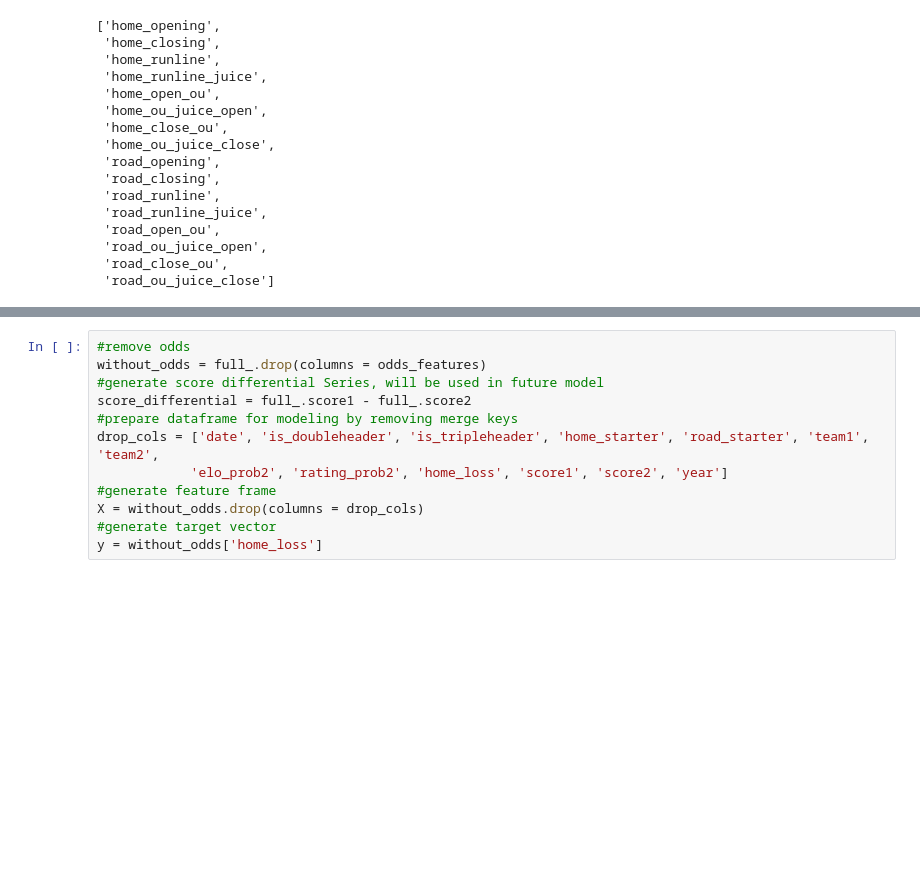
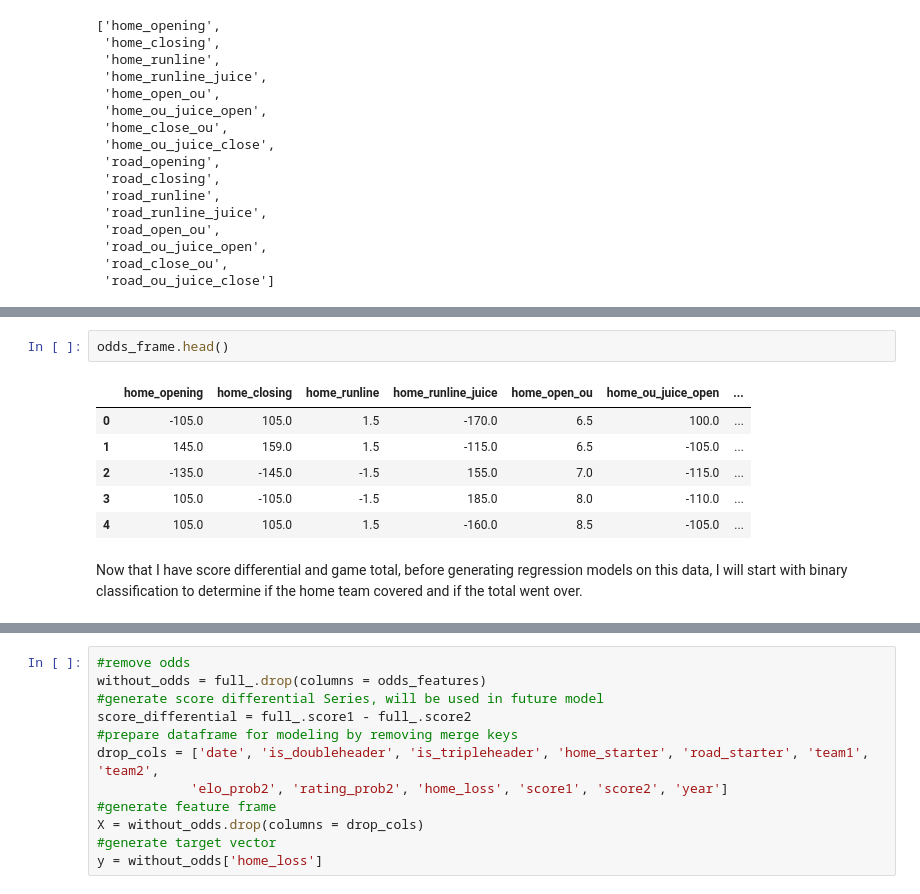
Before and after one commit to asoane34/retrosheet_analysis, a Jupyter notebook: 02betting_lines_application.ipynb, the cells around one changed output, grey strips where cells are left out. Drawn from its saved outputs; the diff is of its cells as text; blank space fills up the shorter version.

```diff
--- a/02betting_lines_application.ipynb
+++ b/02betting_lines_application.ipynb
@@ -261,0 +344,11 @@ odds_features
+# %%
+odds_frame.head()
+# %% [output]
+|  | home_opening | home_closing | home_runline | home_runline_juice | home_open_ou | home_ou_juice_open | ... |
+| 0 | -105.0 | 105.0 | 1.5 | -170.0 | 6.5 | 100.0 | ... |
+| 1 | 145.0 | 159.0 | 1.5 | -115.0 | 6.5 | -105.0 | ... |
+| 2 | -135.0 | -145.0 | -1.5 | 155.0 | 7.0 | -115.0 | ... |
+| 3 | 105.0 | -105.0 | -1.5 | 185.0 | 8.0 | -110.0 | ... |
+| 4 | 105.0 | 105.0 | 1.5 | -160.0 | 8.5 | -105.0 | ... |
+# %% [markdown]
+Now that I have score differential and game total, before generating regression models on this data, I will start with binary classification to determine if the home team covered and if the total went over.
```
Also changed, not shown: parts of 34 cells of this notebook, 1 other file.
